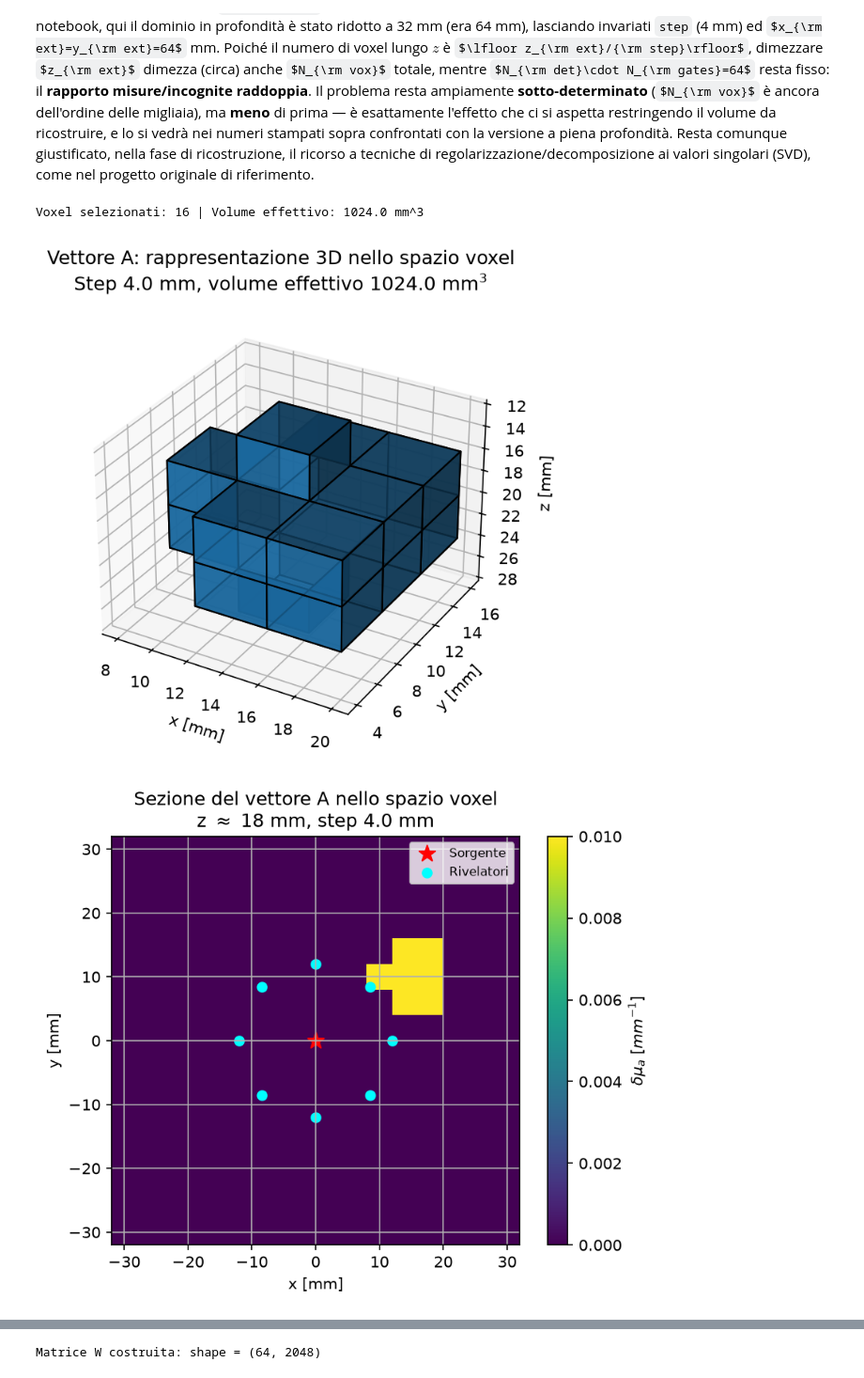
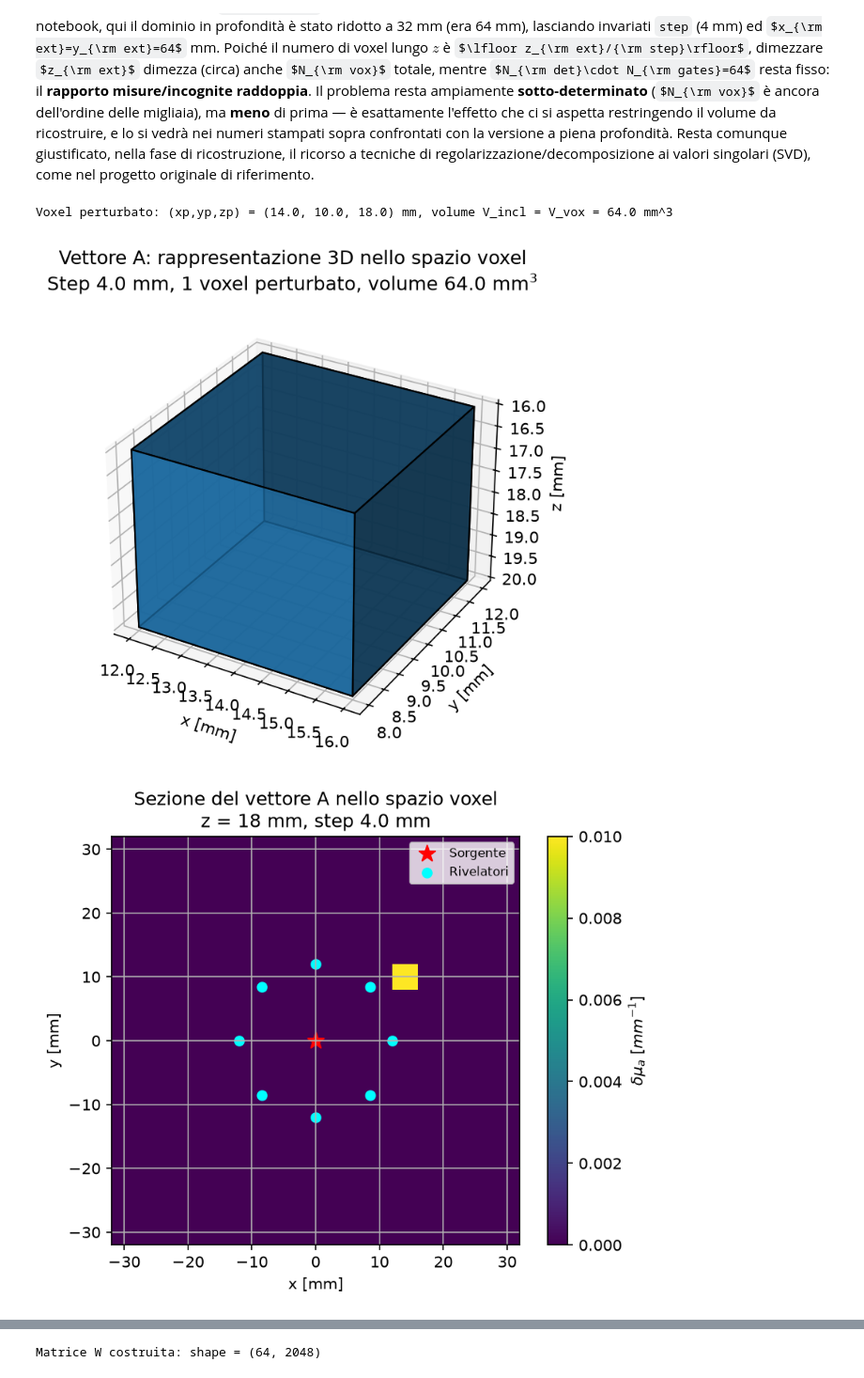
Before and after one commit to Hula555/Ricostruzione-Tomografica-, a Jupyter notebook: dot_project/DOT_Project_Relazione.ipynb, the cells around one changed output, grey strips where cells are left out. Shown at 94% size. Cells and saved outputs as stored; diff of their text form; code cells hidden in the pictures; some formulas as TeX source.

```diff
--- a/dot_project/DOT_Project_Relazione.ipynb
+++ b/dot_project/DOT_Project_Relazione.ipynb
@@ -149,8 +149,11 @@ det_xy = np.array([[rho_sd*np.cos(np.radians(a)),
                      rho_sd*np.sin(np.radians(a))] for a in angoli])
 N_det = det_xy.shape[0]
 
-r_d0 = np.column_stack((det_xy, np.full(N_det, z0)))
-r_di = np.column_stack((det_xy, np.full(N_det, -z0 - 2*zb)))
+# A differenza della sorgente, i rivelatori raccolgono la luce esattamente
+# all'interfaccia fisica: la loro posizione reale e' z=0 (non z0), con
+# immagine speculare a -2*zb.
+r_d0 = np.column_stack((det_xy, np.full(N_det, 0.0)))
+r_di = np.column_stack((det_xy, np.full(N_det, -2*zb)))
 
 plt.rcParams['figure.dpi'] = 150
 fig, ax = plt.subplots(figsize=(5, 5))
@@ -802,51 +815,54 @@ giustificato, nella fase di ricostruzione, il ricorso a tecniche di
 regolarizzazione/decomposizione ai valori singolari (SVD), come nel progetto
 originale di riferimento.
 # %%
-# STEP 2 - Vettore dei voxel A: mappatura di un'inclusione nello
-#          spazio discretizzato
-dmu_a = 0.01           # variazione di assorbimento dell'inclusione [mm^-1]
-V_incl = 1000.0        # volume dell'inclusione [mm^3]
-r_eq = (V_incl*3/(4*pi))**(1/3)
+# STEP 2 - Vettore dei voxel A: un SINGOLO voxel cubico perturbato
+dmu_a = 0.01           # variazione di assorbimento nel voxel perturbato [mm^-1]
 
-xp, yp, zp = 15.0, 10.0, 20.0     # posizione dell'inclusione [mm]
+# La posizione richiesta viene "scattata" (snap) al centro voxel piu'
+# vicino: la perturbazione coincide cosi' esattamente con un elemento
+# di X,Y,Z (quindi di r_V), non un punto arbitrario fra due centri.
+ix = np.argmin(np.abs(x_coords - 15.0))
+iy = np.argmin(np.abs(y_coords - 10.0))
+iz_p = np.argmin(np.abs(z_coords - 20.0))
+xp, yp, zp = x_coords[ix], y_coords[iy], z_coords[iz_p]   # centro voxel esatto
+V_incl = V_vox         # la perturbazione occupa esattamente un voxel
 
-mask = (X - xp)**2 + (Y - yp)**2 + (Z - zp)**2 < r_eq**2
-A_rep = mask*dmu_a                # rappresentazione 3D di A (per i grafici)
+A_rep = np.zeros_like(X)
+A_rep[ix, iy, iz_p] = dmu_a
 A = A_rep.flatten()               # vettore voxel 1D (stesso ordine di r_V)
-V_eff = V_vox*int(np.sum(mask))
 
-print(f"Voxel selezionati: {int(np.sum(mask))} | Volume effettivo: {V_eff} mm^3")
+print(f"Voxel perturbato: (xp,yp,zp) = ({xp:.1f}, {yp:.1f}, {zp:.1f}) mm, "
+      f"volume V_incl = V_vox = {V_incl} mm^3")
 
 # --- rappresentazione 3D del vettore A nello spazio dei voxel ---
 fig = plt.figure(figsize=(5, 5))
 ax = fig.add_subplot(projection='3d')
 x_edges = np.linspace(x_coords[0]-step/2, x_coords[-1]+step/2, x_coords.size+1)
 y_edges = np.linspace(y_coords[0]-step/2, y_coords[-1]+step/2, y_coords.size+1)
 z_edges = np.linspace(0, z_coords[-1]+step/2, z_coords.size+1)
 Xe, Ye, Ze = np.meshgrid(x_edges, y_edges, z_edges, indexing='ij')
 ax.voxels(Xe, Ye, Ze, A_rep, edgecolor='k', alpha=0.8)
 ax.set(xlabel='x [mm]', ylabel='y [mm]', zlabel='z [mm]')
 ax.invert_zaxis()
 fig.suptitle(f"Vettore A: rappresentazione 3D nello spazio voxel\n"
-             f"Step {step} mm, volume effettivo {V_eff} mm$^3$")
+             f"Step {step} mm, 1 voxel perturbato, volume {V_incl} mm$^3$")
 plt.show()
 
-# --- sezione 2D nel piano z piu' vicino a zp, con sorgente e rivelatori ---
-iz = np.argmin(np.abs(z_coords - zp))
+# --- sezione 2D nel piano z del voxel perturbato, con sorgente e rivelatori ---
 plt.figure()
-im = plt.imshow(A_rep[:, :, iz].T, origin='lower',
+im = plt.imshow(A_rep[:, :, iz_p].T, origin='lower',
                  extent=(x_coords[0]-step/2, x_coords[-1]+step/2,
                          y_coords[0]-step/2, y_coords[-1]+step/2),
                  vmin=0, vmax=dmu_a)
 plt.scatter(0, 0, marker='*', c='red', s=120, label='Sorgente')
 plt.scatter(det_xy[:, 0], det_xy[:, 1], marker='o', c='cyan', label='Rivelatori')
 plt.xlabel('x [mm]'); plt.ylabel('y [mm]')
 plt.title(f"Sezione del vettore A nello spazio voxel\n"
-          f"z $\\approx$ {z_coords[iz]:.0f} mm, step {step} mm")
+          f"z = {zp:.0f} mm, step {step} mm")
 plt.legend(fontsize=8)
 plt.colorbar(im, label=r'$\delta\mu_a$ [$mm^{-1}$]')
 plt.grid(); plt.show()
 # %% [output]
-Voxel selezionati: 16 | Volume effettivo: 1024.0 mm^3
+Voxel perturbato: (xp,yp,zp) = (14.0, 10.0, 18.0) mm, volume V_incl = V_vox = 64.0 mm^3
-[figure, old version]
+[figure, new version]
-[figure, old version]
+[figure, new version]
```
Also changed, not shown: parts of 15 cells of this notebook, 3 other files.
